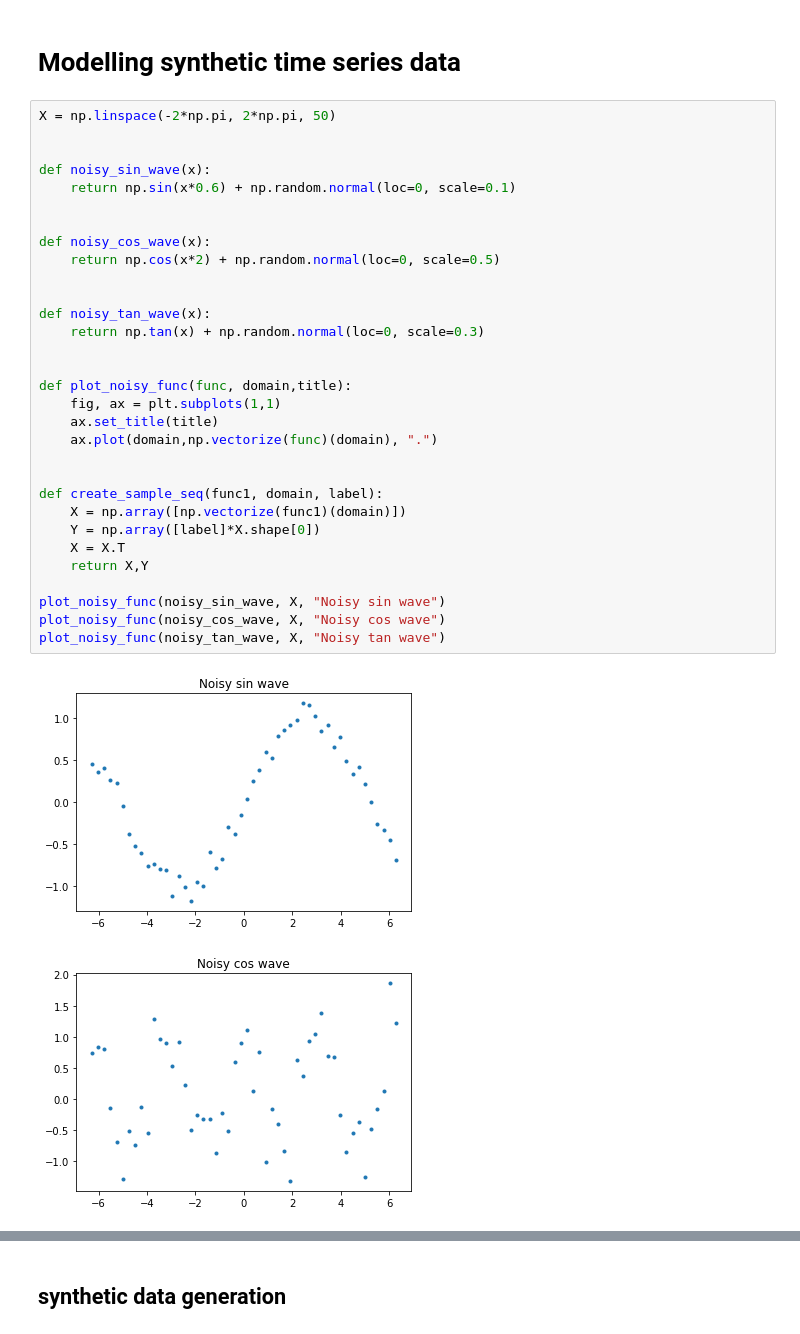
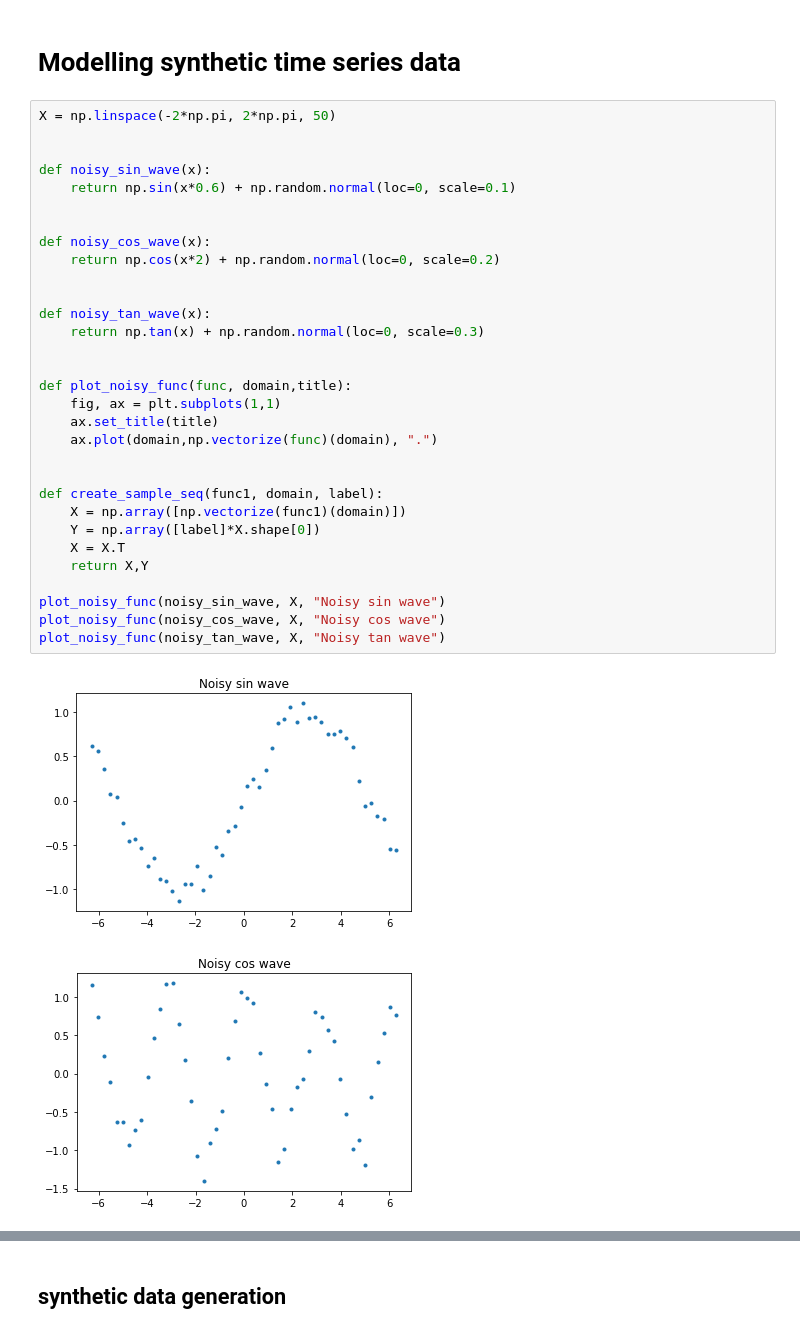
Before and after one commit to akinwilson/ground-up, a Jupyter notebook: 6_from_plane_to_sequential.ipynb, the cells around one changed output, grey strips where cells are left out. Saved outputs shown, nothing was run; the diff lists cells and outputs as text.

```diff
--- a/6_from_plane_to_sequential.ipynb
+++ b/6_from_plane_to_sequential.ipynb
@@ -429,33 +429,33 @@ class RNN:
 X = np.linspace(-2*np.pi, 2*np.pi, 50)
 
 
 def noisy_sin_wave(x):
     return np.sin(x*0.6) + np.random.normal(loc=0, scale=0.1)
 
 
 def noisy_cos_wave(x):
-    return np.cos(x*2) + np.random.normal(loc=0, scale=0.5)
+    return np.cos(x*2) + np.random.normal(loc=0, scale=0.2)
 
 
 def noisy_tan_wave(x):
     return np.tan(x) + np.random.normal(loc=0, scale=0.3)
 
 
 def plot_noisy_func(func, domain,title):
     fig, ax = plt.subplots(1,1)
     ax.set_title(title)
     ax.plot(domain,np.vectorize(func)(domain), ".")
 
 
 def create_sample_seq(func1, domain, label):
     X = np.array([np.vectorize(func1)(domain)])
     Y = np.array([label]*X.shape[0])
     X = X.T
     return X,Y
 
 plot_noisy_func(noisy_sin_wave, X, "Noisy sin wave")
 plot_noisy_func(noisy_cos_wave, X, "Noisy cos wave")
 plot_noisy_func(noisy_tan_wave, X, "Noisy tan wave")
 # %% [output]
-[figure, old version]
+[figure, new version]
-[figure, old version]
+[figure, new version]
```
Also changed, not shown: parts of 7 cells of this notebook.
